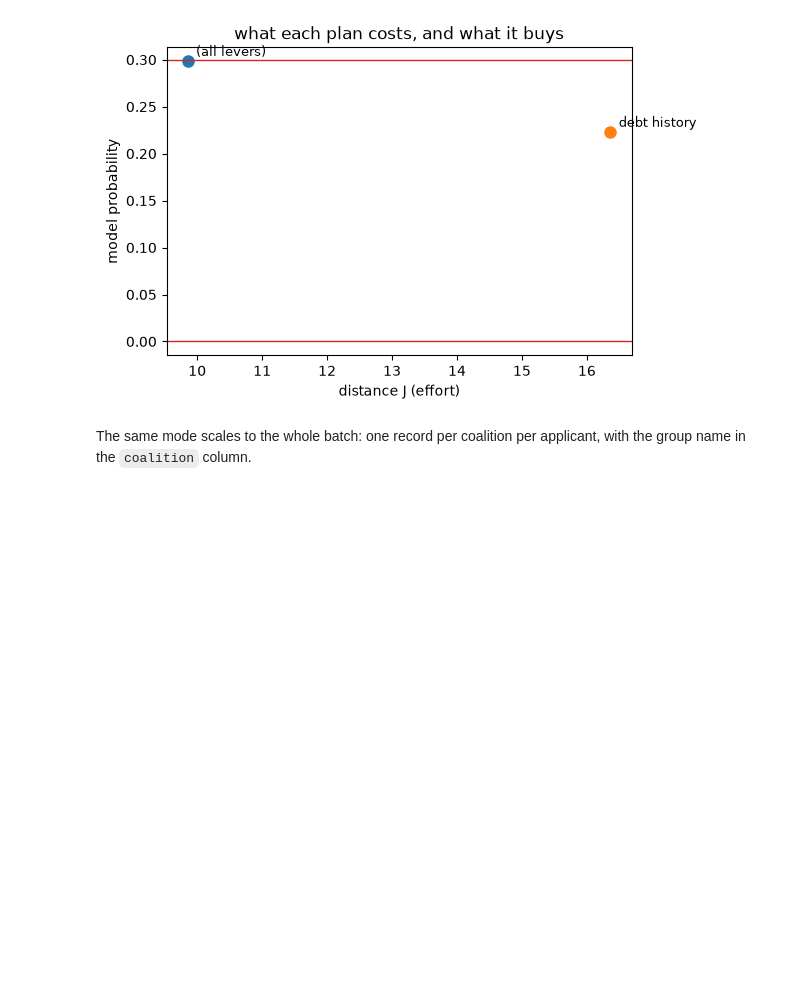
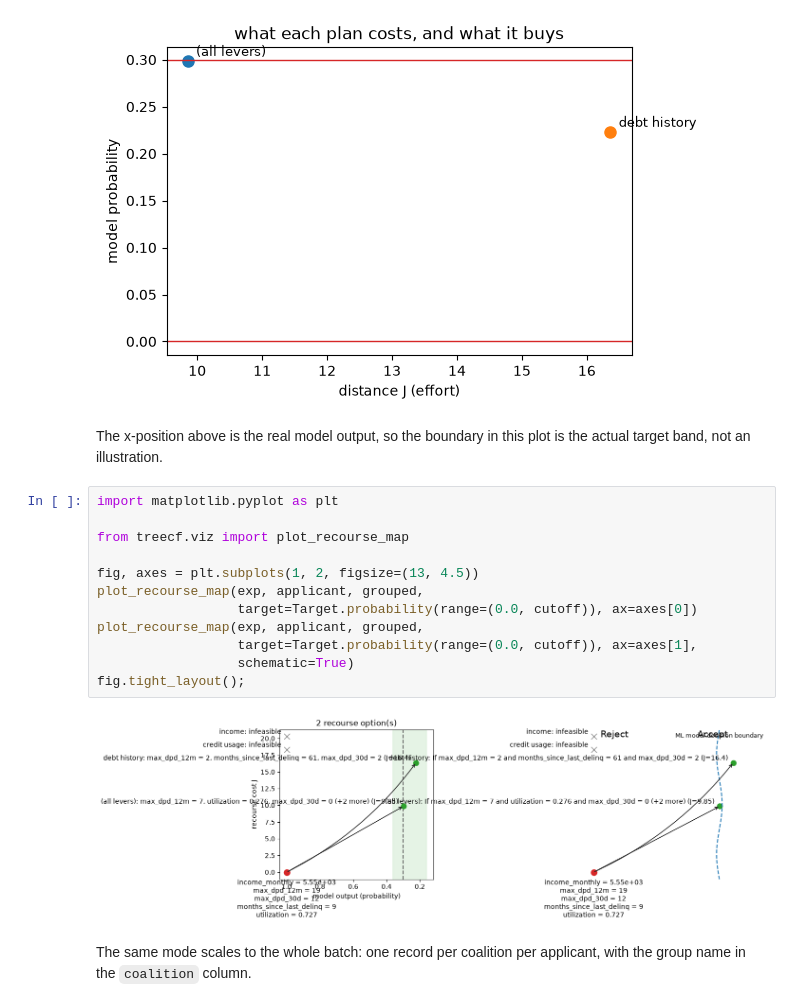
Before and after one commit to wlazlod/treecf, a Jupyter notebook: docs/notebooks/02-credit-risk-tutorial.ipynb, the cells around one changed output. Saved outputs shown, nothing was run; the diff lists cells and outputs as text; blank space fills up the shorter version.

Commit message:
docs: add plot_recourse_map tutorial example and changelog entry

```diff
--- a/docs/notebooks/02-credit-risk-tutorial.ipynb
+++ b/docs/notebooks/02-credit-risk-tutorial.ipynb
@@ -285,6 +285,22 @@ plot_alternatives(grouped, explainer=exp);   # coalition names label the plans
 plot_tradeoff(grouped, target=Target.probability(range=(0.0, cutoff)));
 # %% [output]
 [figure]
+# %% [markdown]
+The x-position above is the real model output, so the boundary in this plot is the actual target band, not an illustration.
+# %%
+import matplotlib.pyplot as plt
+
+from treecf.viz import plot_recourse_map
+
+fig, axes = plt.subplots(1, 2, figsize=(13, 4.5))
+plot_recourse_map(exp, applicant, grouped,
+                  target=Target.probability(range=(0.0, cutoff)), ax=axes[0])
+plot_recourse_map(exp, applicant, grouped,
+                  target=Target.probability(range=(0.0, cutoff)), ax=axes[1],
+                  schematic=True)
+fig.tight_layout();
+# %% [output]
+[figure, added]
 # %% [markdown]
 The same mode scales to the whole batch: one record per coalition per applicant, with the group name in the `coalition` column.
 # %%
```
Also changed, not shown: parts of 1 cell of this notebook, 3 other files.
